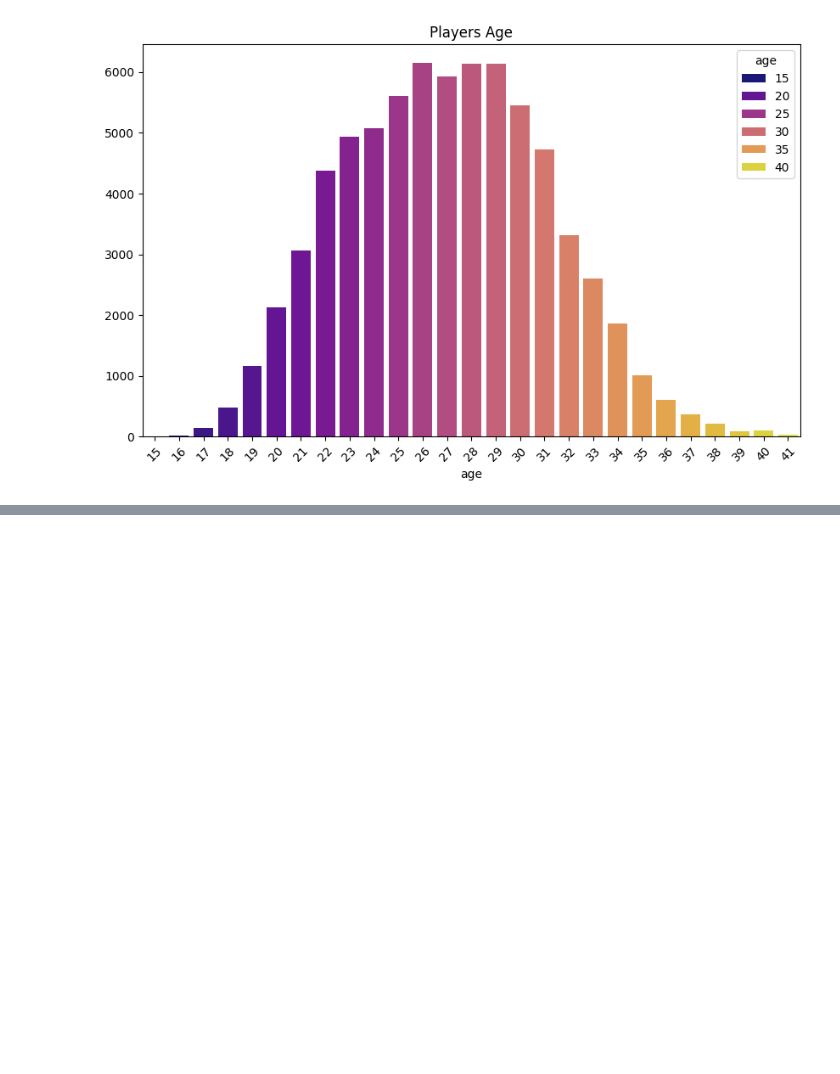
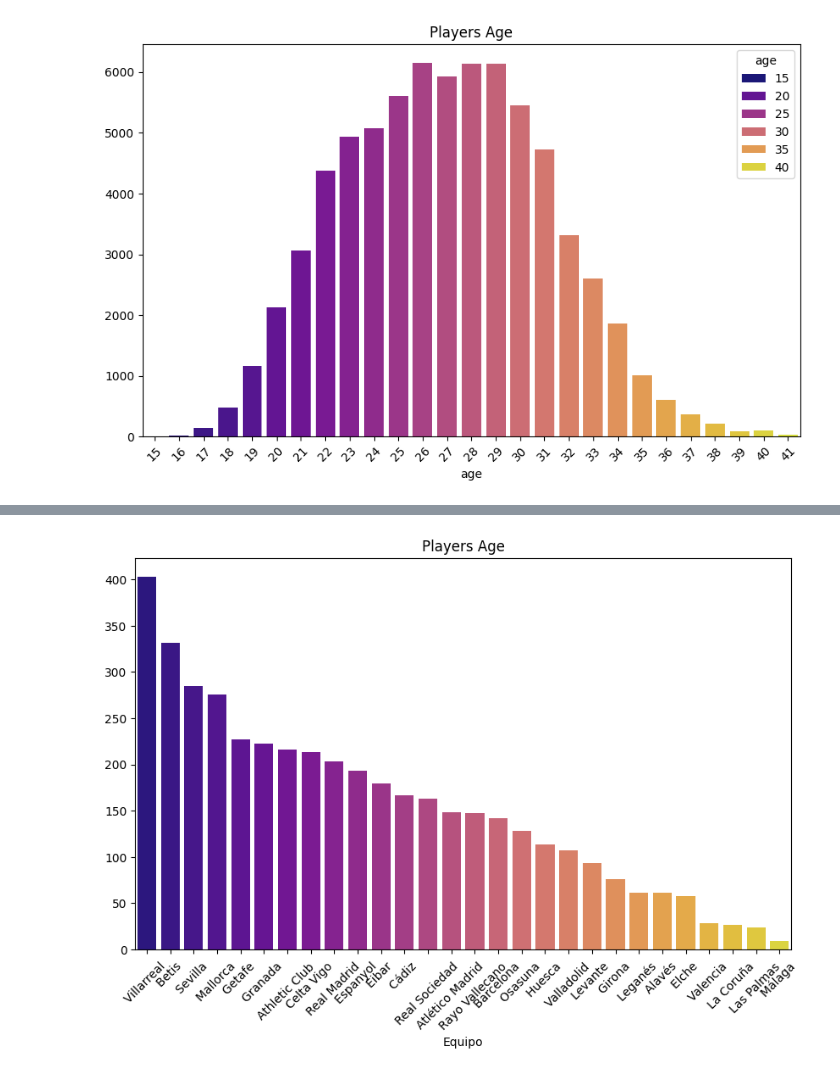
Before and after one commit to fernandez-a/La-liga-fantasy-predictor, a Jupyter notebook: la_liga/notebooks/01_player_analysis.ipynb, the cells around one changed output, grey strips where cells are left out. Cells and saved outputs as stored; diff of their text form; code cells hidden in the pictures; blank space fills up the shorter version.

```diff
--- a/la_liga/notebooks/01_player_analysis.ipynb
+++ b/la_liga/notebooks/01_player_analysis.ipynb
@@ -106,0 +142,10 @@ plt.show()
+# %%
+team_old = df_player[(df_player['age'] >= 34) & (df_player['age'] <= 41)]['Equipo'].value_counts()
+plt.figure(figsize=(10, 6))
+sns.barplot(x=team_old.index, hue=team_old.index, y=team_old.values, palette="plasma", capsize=.2)
+
+plt.title('Players Age')
+plt.xticks(rotation=45)
+plt.show()
+# %% [output]
+[figure, added]
```
Also changed, not shown: parts of 5 cells of this notebook.
